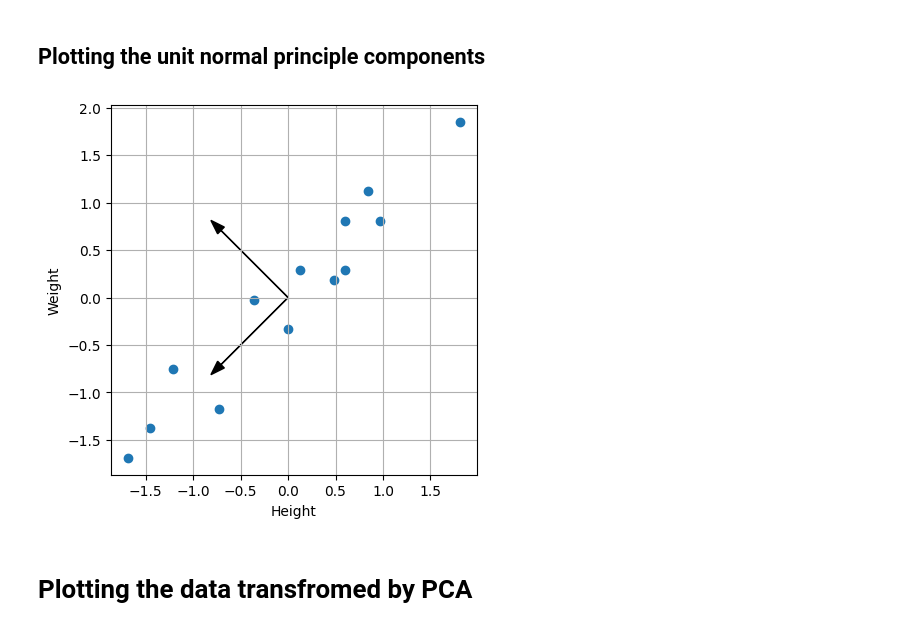
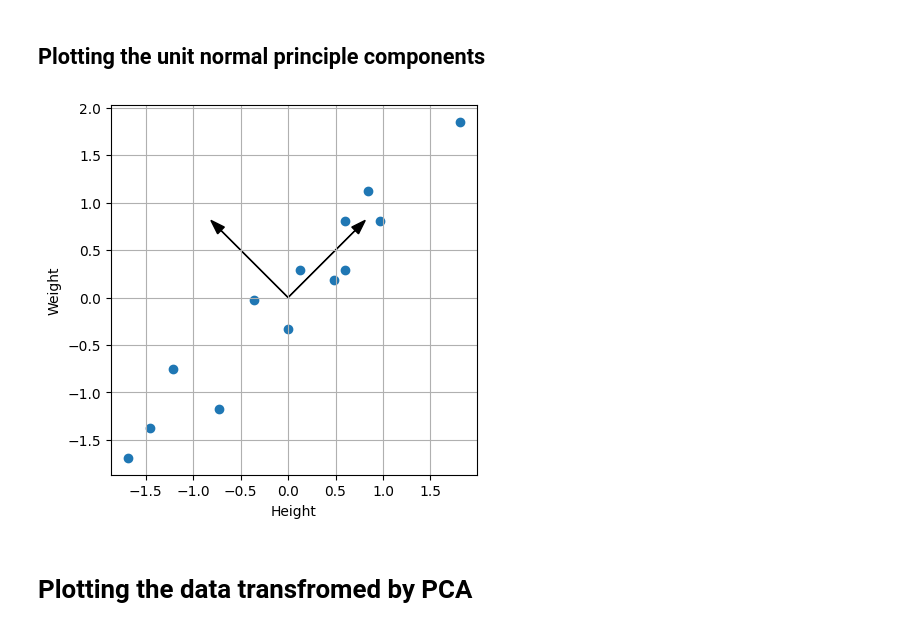
Before and after one commit to wilsbt/PCA, a Jupyter notebook: PCA_Comprehensive_Example.ipynb, the cells around one changed output. Drawn from its saved outputs; the diff is of its cells as text; code cells hidden in the pictures.

```diff
--- a/PCA_Comprehensive_Example.ipynb
+++ b/PCA_Comprehensive_Example.ipynb
@@ -142,14 +144,14 @@ The fraction of eigenvalues along each PC: [0.98077301 1.        ]
 # %%
 plt.scatter(Xn[:,0], Xn[:,1])
 plt.xlabel('Height')
 plt.ylabel('Weight')
 plt.grid()
-plt.arrow(0, 0, pc[0,0], pc[1,0], head_width=0.1, color="black")
+plt.arrow(0, 0, -pc[0,0], -pc[1,0], head_width=0.1, color="black")
 plt.arrow(0, 0, pc[0,1], pc[1,1], head_width=0.1, color="black")
 plt.gca().set_aspect('equal', adjustable='box')
 plt.show()
 # %% [output]
-[figure, old version]
+[figure, new version]
 # %% [markdown]
 # Plotting the data transfromed by PCA
 # %% [markdown]
```
Also changed, not shown: parts of 7 cells of this notebook.
